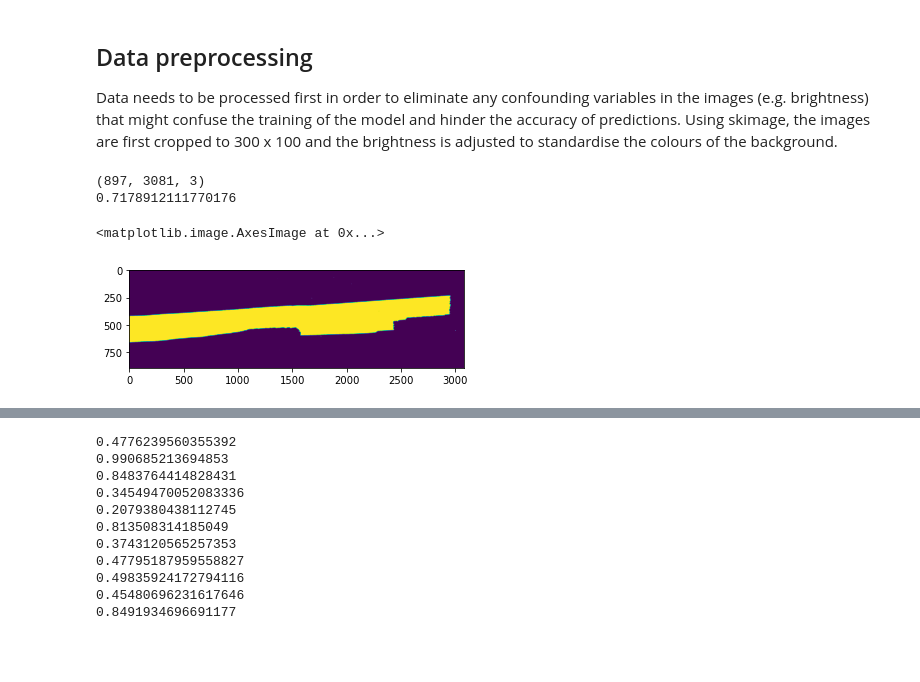
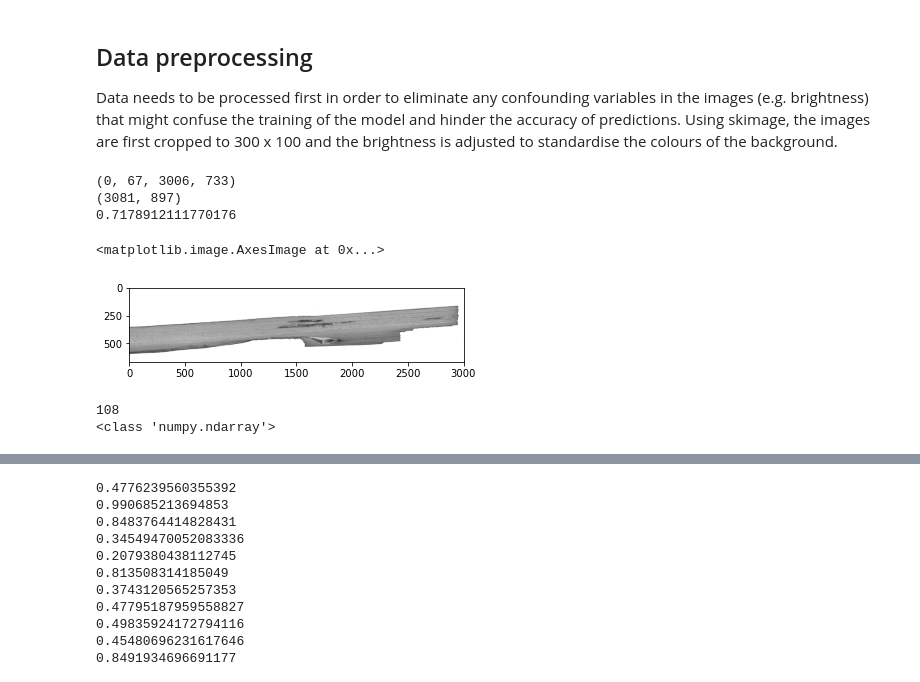
Before and after one commit to JmePRE/disChord, a Jupyter notebook: Assignment 3/Assignment_3.ipynb, the cells around one changed output, grey strips where cells are left out. Cells and saved outputs as stored; diff of their text form; code cells hidden in the pictures; blank space fills up the shorter version.

```diff
--- a/Assignment 3/Assignment_3.ipynb
+++ b/Assignment 3/Assignment_3.ipynb
@@ -14,0 +55,13 @@ The model here aims to be able to take a image of a diseased leaf as an input, a
+# %%
+# set up the matplotlib figure and axes, based on the number of labels
+fig, axes = plt.subplots(1, 4)
+fig.set_size_inches(15,4)
+fig.tight_layout()
+
+# make a plot for every label (equipment) type. The index method returns the
+# index of the first item corresponding to its search string, label in this case
+for i in range(4):
+    axes[i].axis('off')
+    print(ic[i].shape)
+    axes[i].imshow(ic[i])
+    axes[i].set_title(y[i])
@@ -16,57 +75,72 @@ The model here aims to be able to take a image of a diseased leaf as an input, a
 ## Data preprocessing
 Data needs to be processed first in order to eliminate any confounding variables in the images (e.g. brightness) that might confuse the training of the model and hinder the accuracy of predictions. Using skimage, the images are first cropped to 300 x 100 and the brightness is adjusted to standardise the colours of the background.
 # %%
-import skimage.exposure
-import skimage.transform
-from skimage.color import rgb2gray
-from skimage.filters import threshold_mean
-import cv2
-import matplotlib.pyplot as plt
-import numpy as np
-
-img = cv2.imread("training/Bacterial leaf blight/DSC_0365.JPG")
-
 def exposure(img):
     #plt.imshow(imgg)
     #return skimage.exposure.adjust_log(imgg)
     return skimage.exposure.adjust_gamma(img, gamma=0.5,gain=1)
 
 def resize(img):
-    return skimage.transform.resize(img, [100,300])
+    return skimage.transform.resize(img, (100,300))
     #https://www.kaggle.com/rio114/cropping-with-normlized-aspect-ratio
-    canny_edges = cv2.Canny(img,300,300)
+    #canny_edges = cv2.Canny(img,300,300)
     '''
     v = img.shape[0] # vertial pixels
     h = img.shape[1] # horizontal pixels
 
     ver = int(h/2)
     cnt = []
     for i in range(canny_edges.shape[0]-ver):
         cnt.append(canny_edges[i:i+ver,:].sum()/255) # moving rectangle
 
     cnt_arr = np.array(cnt)
     i = cnt_arr.argmax()
 
     Img_cropped = Image.fromarray(np.uint8(img[i:i+ver,:]))
     return Img_cropped
     '''
 def deletebg(img):
     #use for getting rid of bg
     imgray = rgb2gray(img)
     thresh_val = threshold_mean(imgray)
     mask = np.where(imgray > thresh_val, 0, 1)
-    print(img.shape)
-    for i in range(len(img)):
-        for j in range(len(img[0])):
-            break
+    #print(imgray.shape)
+    for i in range(len(imgray)):
+        for j in range(len(imgray[0])):
+            if (mask[i][j]<1):
+                imgray[i][j] = 0
 
+    im2 = Image.fromarray(imgray)
+    print(im2.getbbox())
+    print(im2.size)
+    im2 = im2.crop(im2.getbbox())
     print(thresh_val)
+    return (np.array(im2))
 
-    return (mask)
-
-plt.imshow(deletebg(img))
+img = cv2.imread("training/Bacterial leaf blight/DSC_0365.JPG")
+plt.imshow(deletebg(img), cmap='Greys')
 # %% [output]
-(897, 3081, 3)
+(0, 67, 3006, 733)
+(3081, 897)
 0.7178912111770176
 <matplotlib.image.AxesImage at 0x...>
-[figure, old version]
+[figure, new version]
+# %%
+#Split into train and test
+from sklearn.model_selection import train_test_split
+
+X_train, X_test, y_train, y_test = train_test_split(
+    ic,
+    y,
+    test_size=0.1,
+    shuffle=True,
+    random_state=42,
+)
+
+X_train = np.asarray(X_train)
+print(len(X_train))
+print(type(X_train))
+y_train = np.asarray(y_train)
+# %% [output]
+108
+<class 'numpy.ndarray'>
```
Also changed, not shown: parts of 30 cells of this notebook.
